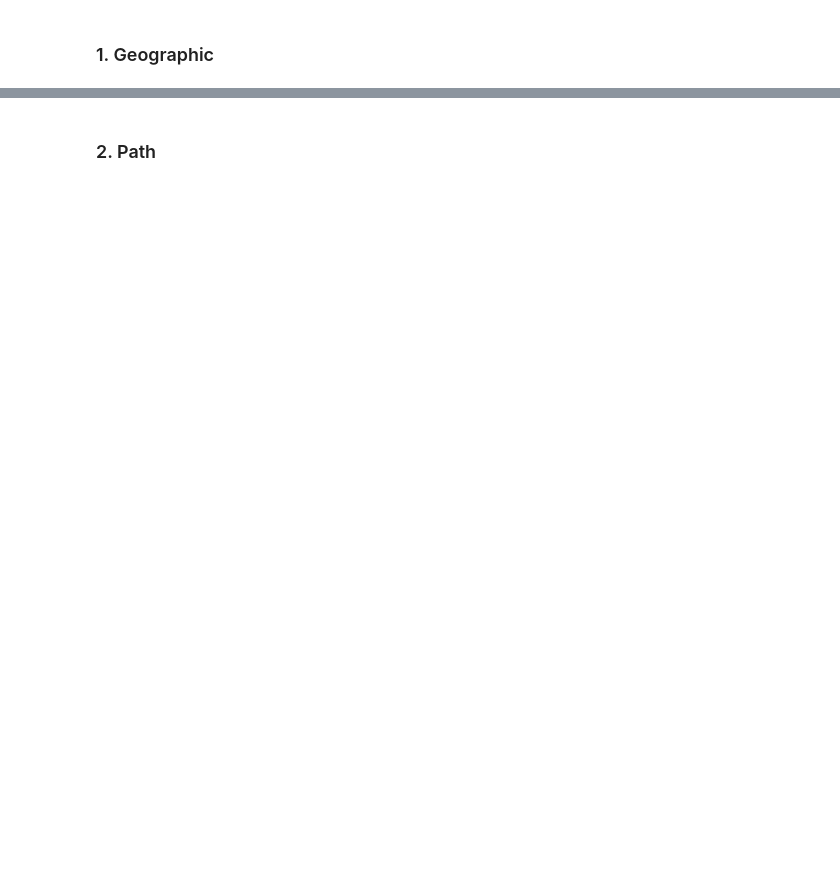
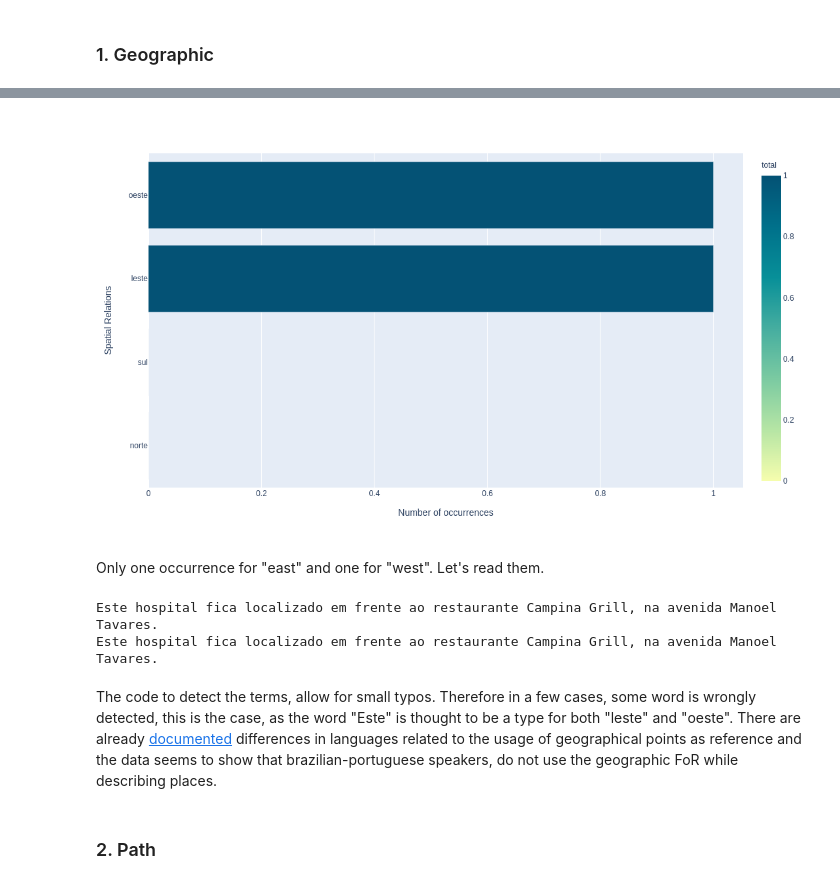
Before and after one commit to jslucassf/place-description-eda, a Jupyter notebook: place_description_eda.ipynb, the cells around one changed output, grey strips where cells are left out. Drawn from its saved outputs; the diff is of its cells as text; code cells hidden in the pictures; blank space fills up the shorter version.

```diff
--- a/place_description_eda.ipynb
+++ b/place_description_eda.ipynb
@@ -304,3 +318,25 @@ Translations of the set of relations associated could be:
+# %%
+spatial_relations = ["norte","sul", "leste", "oeste"]
+relations_count = extract_spatial_relations(pesquisa.iloc[:, 6:16].columns)
+plot_relations_occurrence(relations_count)
+# %% [output]
+[figure, added]
+# %% [markdown]
+Only one occurrence for "east" and one for "west". Let's read them.
+# %%
+for col in pesquisa.iloc[:, 6:16].columns:
+    for desc in pesquisa[col]:
+        if(not pd.isnull(desc)):
+            if(len(get_best_matches("leste", desc.lower())) > 0):
+                print(desc)
+            if(len(get_best_matches("oeste", desc.lower())) > 0):
+                print(desc)
+# %% [output]
+Este hospital fica localizado em frente ao restaurante Campina Grill, na avenida Manoel Tavares.
+Este hospital fica localizado em frente ao restaurante Campina Grill, na avenida Manoel Tavares.
+# %% [markdown]
+The code to detect the terms, allow for small typos. Therefore in a few cases, some word is wrongly detected, this is the case, as the word "Este" is thought to be a type for both "leste" and "oeste".
+There are already [documented](https://www.nytimes.com/2010/08/29/magazine/29language-t.html?pagewanted=all&_r=0) differences in languages related to the usage of geographical points as reference and the data seems to show that brazilian-portuguese speakers, do not use the geographic FoR while describing places.
 # %% [markdown]
 ### 2. Path
 # %% [markdown]
```
Also changed, not shown: parts of 25 cells of this notebook.
